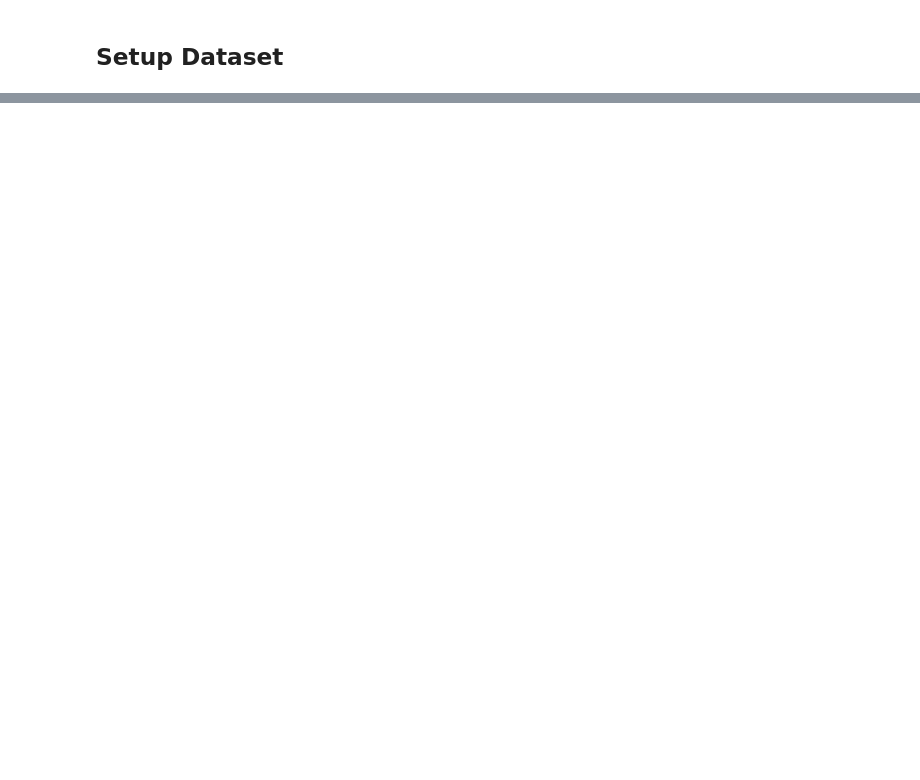
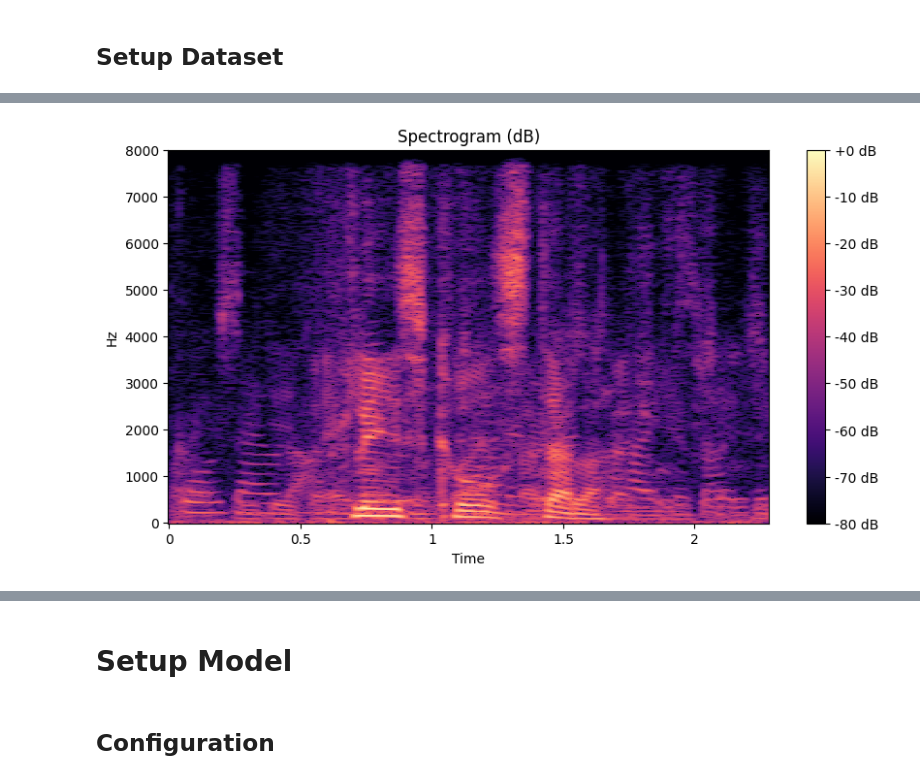
Before and after one commit to a-baur/linaxSE, a Jupyter notebook: docs/examples/02_speech_enhancement.ipynb, the cells around one changed output, grey strips where cells are left out. Cells and saved outputs as stored; diff of their text form; code cells hidden in the pictures; blank space fills up the shorter version.

```diff
--- a/docs/examples/02_speech_enhancement.ipynb
+++ b/docs/examples/02_speech_enhancement.ipynb
@@ -20,0 +72,5 @@ RuntimeError: Could not load libtorchcodec. Likely causes:
+# %%
+plot_spectrogram(first_sample["noisy"]["array"], sr=16000)
+Audio(first_sample["noisy"]["array"], rate=16000, autoplay=True)
+# %% [output]
+[figure, added]
@@ -20,0 +78,2 @@ RuntimeError: Could not load libtorchcodec. Likely causes:
+# %% [markdown]
+# Setup Model
@@ -20,0 +93,2 @@ RuntimeError: Could not load libtorchcodec. Likely causes:
+# %% [markdown]
+## Configuration
```
Also changed, not shown: parts of 19 cells of this notebook, 4 other files.
